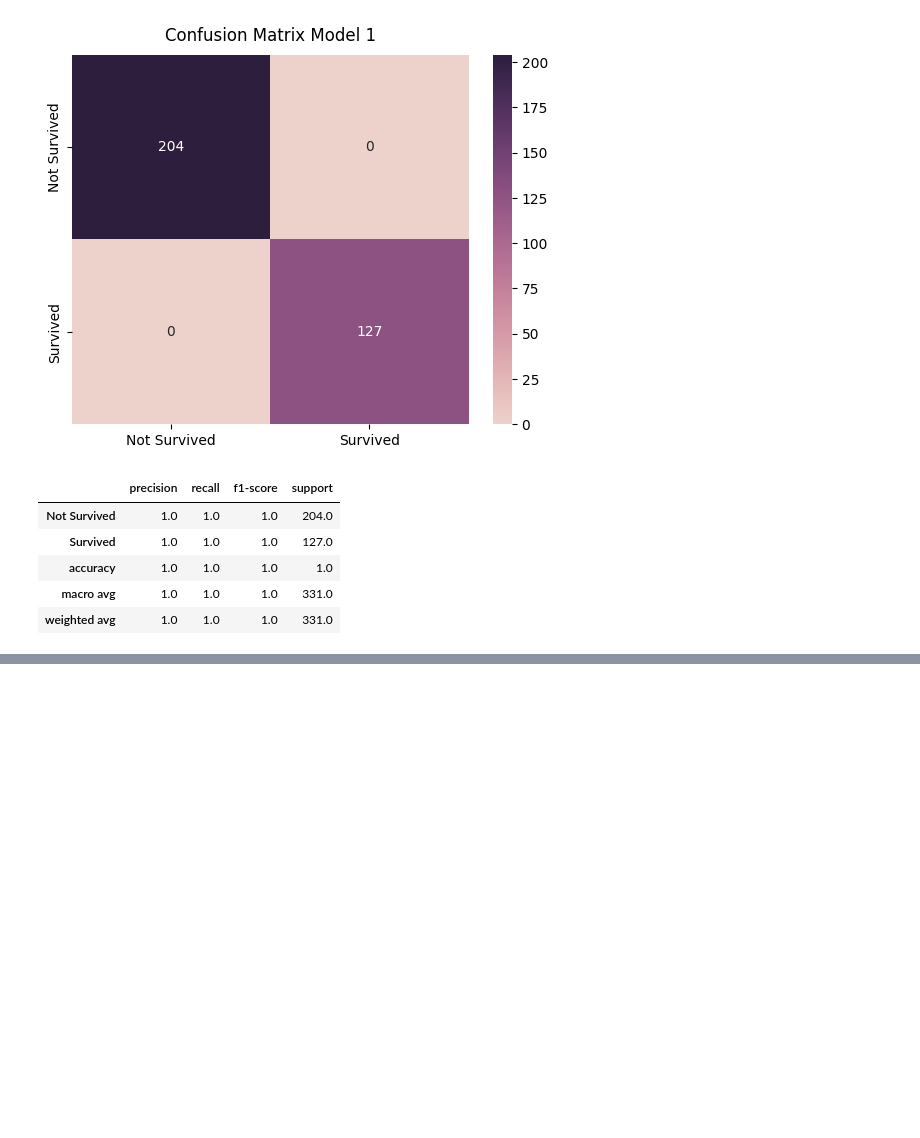
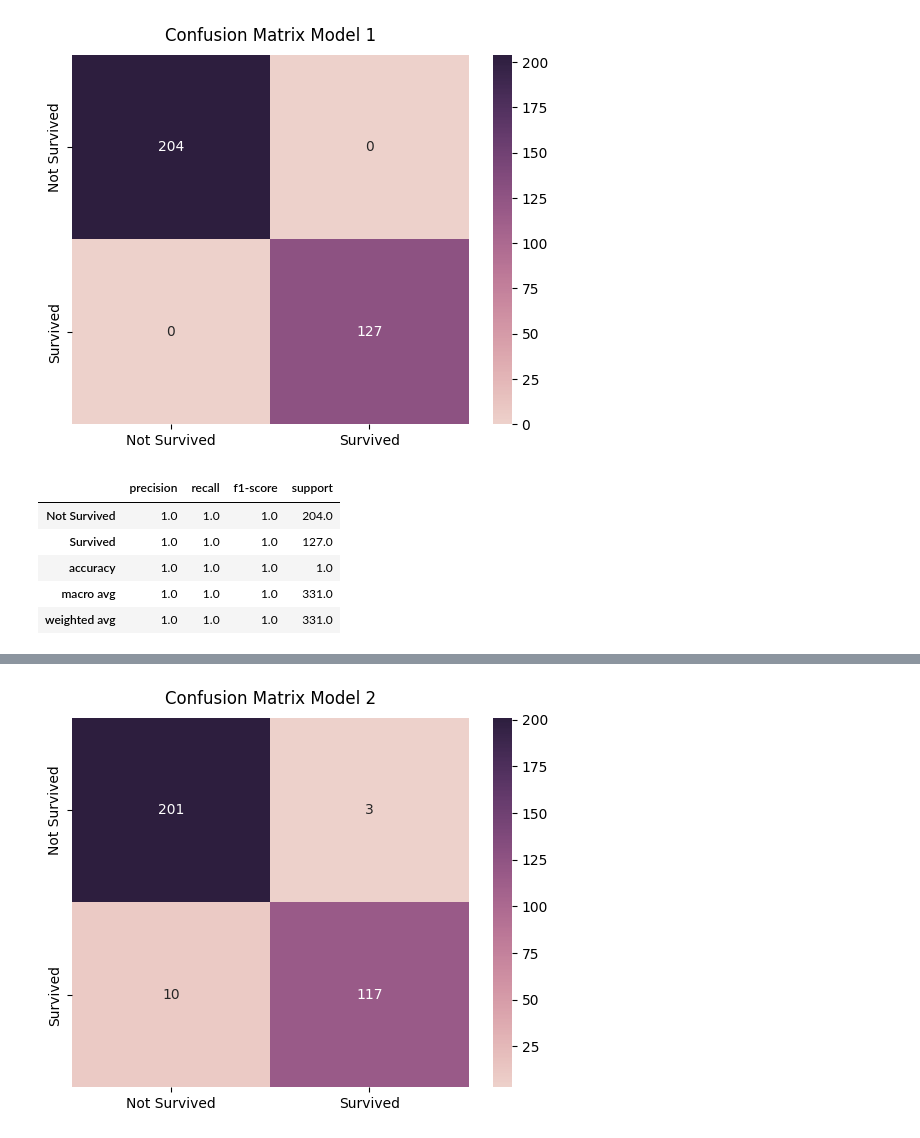
Before and after one commit to WawanWidiantara/Single-Layer-Perceptron, a Jupyter notebook: Single-Layer-Perceptron/slp.ipynb, the cells around one changed output, grey strips where cells are left out. Saved outputs shown, nothing was run; the diff lists cells and outputs as text; code cells hidden in the pictures; blank space fills up the shorter version.

```diff
--- a/Single-Layer-Perceptron/slp.ipynb
+++ b/Single-Layer-Perceptron/slp.ipynb
@@ -172,4 +95,0 @@ class Perceptron:
-# %%
-p1 = Perceptron(learning_rate=lr, n_iters=epochs)
-p1.fit(x_train_normalize, y_train_normalize)
-predictions = p1.predict(x_test_normalize)
@@ -278,0 +206,5 @@ array([-0.01957578,  0.00247564, -0.0068055 , -0.02087709,  0.01118529,
+# %%
+input_size = x_train.shape[1]
+perceptron = SingleLayerPerceptron(input_size, learning_rate=lr, epochs=epochs)
+perceptron.train(x_train_normalize, y_train_normalize)
+pred = perceptron.predict(x_test_normalize)
@@ -278,0 +229,5 @@ array([-0.01957578,  0.00247564, -0.0068055 , -0.02087709,  0.01118529,
+# %%
+model2_cf = confusion_matrix(y_test_normalize, pred)
+plot_cm(model2_cf, 'Model 2')
+# %% [output]
+[figure, added]
```
Also changed, not shown: parts of 15 cells of this notebook.
